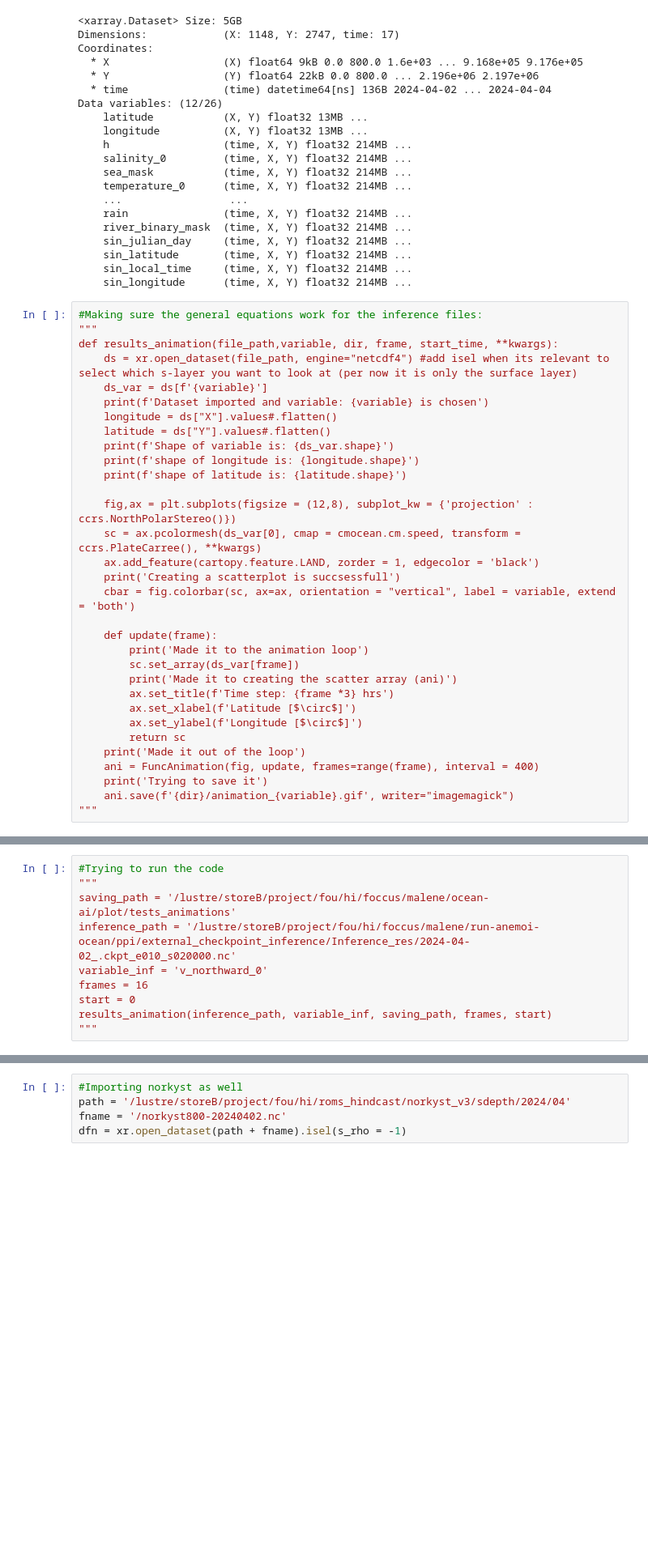
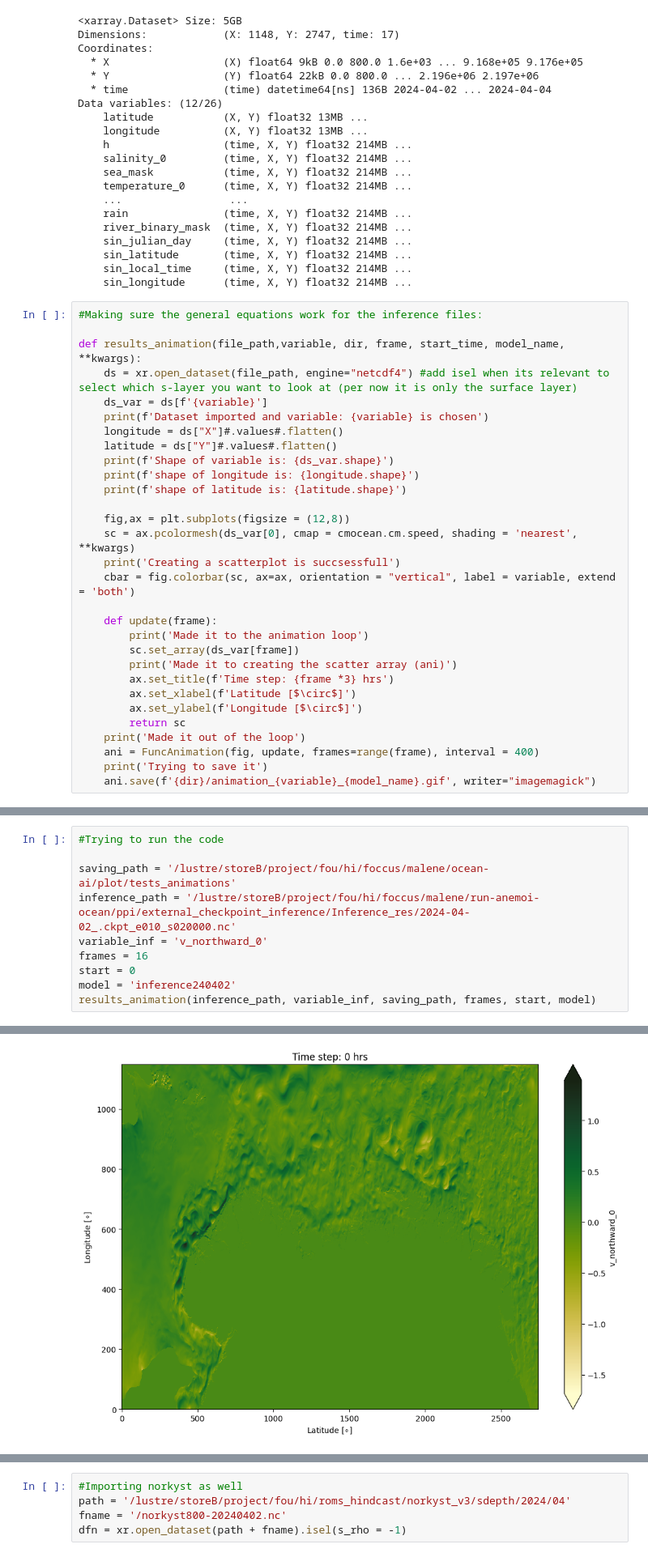
Before and after one commit to metno/ocean-ai, a Jupyter notebook: plot/waffling.ipynb, the cells around one changed output, grey strips where cells are left out. Shown at 81% size. Drawn from its saved outputs; the diff is of its cells as text; blank space fills up the shorter version.

Commit message:
Run difference plot in PPI because runtimerror in notebook - two other codes are correctly adapted for 2d

```diff
--- a/plot/waffling.ipynb
+++ b/plot/waffling.ipynb
@@ -40,20 +40,19 @@ Data variables: (12/26)
     sin_longitude      (time, X, Y) float32 214MB ...
 # %%
 #Making sure the general equations work for the inference files:
-"""
-def results_animation(file_path,variable, dir, frame, start_time, **kwargs):
+
+def results_animation(file_path,variable, dir, frame, start_time, model_name, **kwargs):
     ds = xr.open_dataset(file_path, engine="netcdf4") #add isel when its relevant to select which s-layer you want to look at (per now it is only the surface layer)
     ds_var = ds[f'{variable}']
     print(f'Dataset imported and variable: {variable} is chosen')
-    longitude = ds["X"].values#.flatten()
-    latitude = ds["Y"].values#.flatten()
+    longitude = ds["X"]#.values#.flatten()
+    latitude = ds["Y"]#.values#.flatten()
     print(f'Shape of variable is: {ds_var.shape}')
     print(f'shape of longitude is: {longitude.shape}')
     print(f'shape of latitude is: {latitude.shape}')
 
-    fig,ax = plt.subplots(figsize = (12,8), subplot_kw = {'projection' : ccrs.NorthPolarStereo()})
-    sc = ax.pcolormesh(ds_var[0], cmap = cmocean.cm.speed, transform = ccrs.PlateCarree(), **kwargs)
-    ax.add_feature(cartopy.feature.LAND, zorder = 1, edgecolor = 'black')
+    fig,ax = plt.subplots(figsize = (12,8))
+    sc = ax.pcolormesh(ds_var[0], cmap = cmocean.cm.speed, shading = 'nearest', **kwargs)
     print('Creating a scatterplot is succsessfull')
     cbar = fig.colorbar(sc, ax=ax, orientation = "vertical", label = variable, extend = 'both')
 
@@ -68,5 +67,4 @@ def results_animation(file_path,variable, dir, frame, start_time, **kwargs):
     print('Made it out of the loop')
     ani = FuncAnimation(fig, update, frames=range(frame), interval = 400)
     print('Trying to save it')
-    ani.save(f'{dir}/animation_{variable}.gif', writer="imagemagick")
-"""
+    ani.save(f'{dir}/animation_{variable}_{model_name}.gif', writer="imagemagick")
@@ -75,11 +71,11 @@ def results_animation(file_path,variable, dir, frame, start_time, **kwargs):
 # %%
 #Trying to run the code
-"""
+
 saving_path = '/lustre/storeB/project/fou/hi/foccus/malene/ocean-ai/plot/tests_animations'
 inference_path = '/lustre/storeB/project/fou/hi/foccus/malene/run-anemoi-ocean/ppi/external_checkpoint_inference/Inference_res/2024-04-02_.ckpt_e010_s020000.nc'
 variable_inf = 'v_northward_0'
 frames = 16
 start = 0
-results_animation(inference_path, variable_inf, saving_path, frames, start)
-"""
+model = 'inference240402'
+results_animation(inference_path, variable_inf, saving_path, frames, start, model)
 # %% [output]
@@ -87,3 +99,4 @@ results_animation(inference_path, variable_inf, saving_path, frames, start)
+[figure, added]
 # %%
 #Check if the one for absolute val works and maybe rather do it as an if elif inside the first code????
 #to save place, but dont do if it takes uncessary time
```
Also changed, not shown: parts of 11 cells of this notebook, 1 other file.
